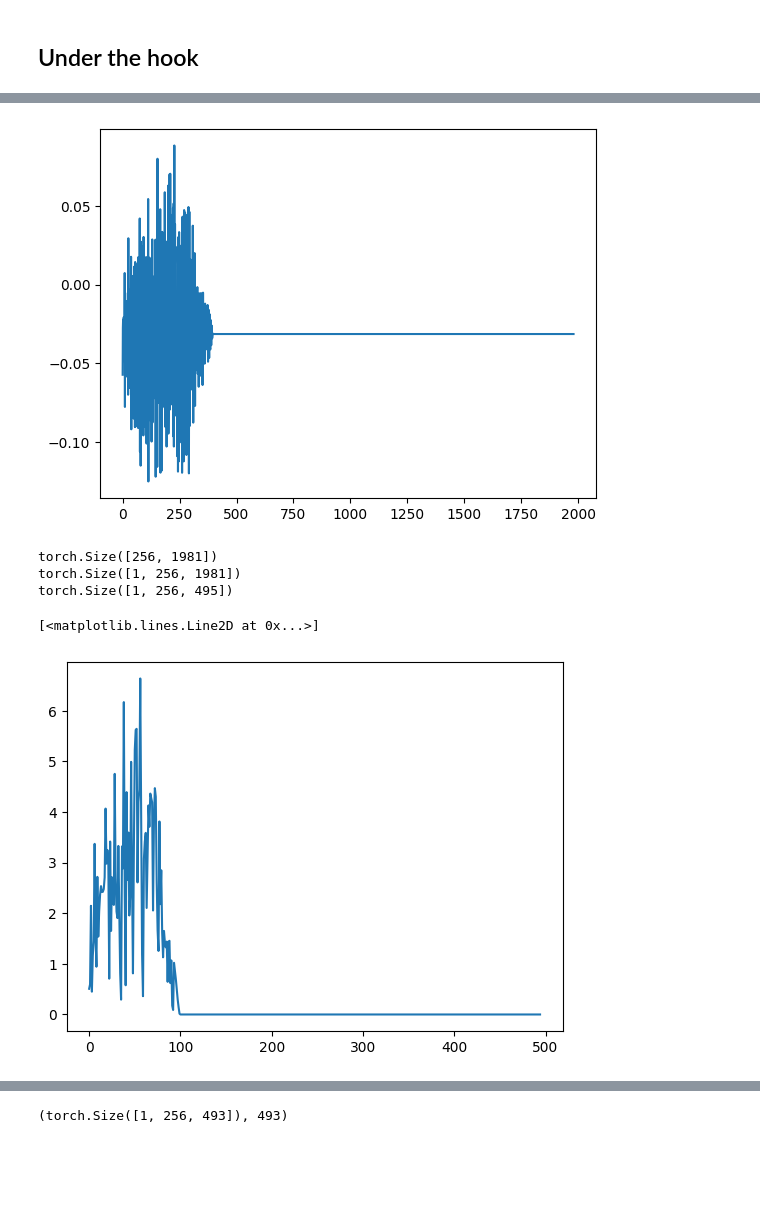
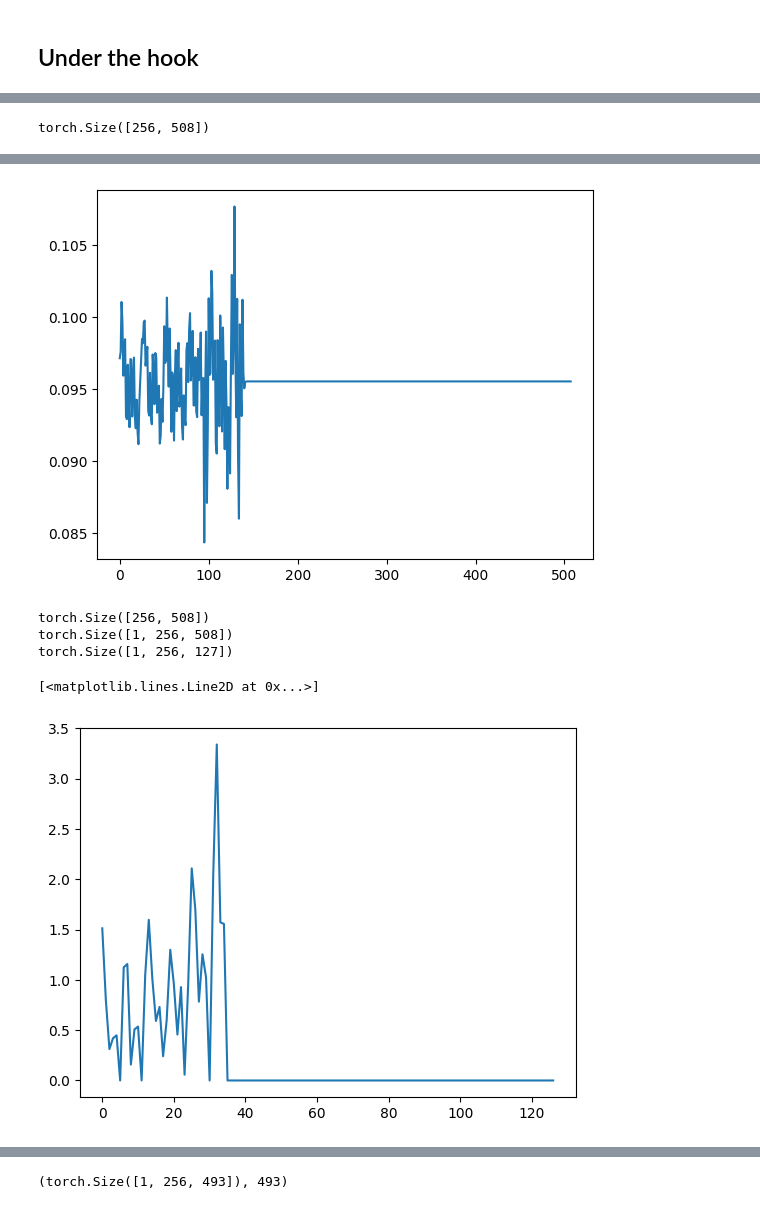
Before and after one commit to crazy-historian/runtime_speech_recognition, a Jupyter notebook: models/notebooks/m_model_under_the_hook.ipynb, the cells around one changed output, grey strips where cells are left out. Drawn from its saved outputs; the diff is of its cells as text; code cells hidden in the pictures; blank space fills up the shorter version.

```diff
--- a/models/notebooks/m_model_under_the_hook.ipynb
+++ b/models/notebooks/m_model_under_the_hook.ipynb
@@ -56,11 +56,13 @@ num_of_classes
 transform = T.Resample(orig_freq=timit_framerate, new_freq=8000)
 transform_cpu = T.Resample(orig_freq=timit_framerate, new_freq=8000)
 
-item = 1
+item = 6
 timit_waveform = timit_dataset_train[item].data
 print(timit_dataset_train[item].label)
 
-transformed = transform(timit_waveform)
+chunk_size = 1024
+
+transformed = transform(timit_waveform)[..., :chunk_size]
 display(Audio(transformed.numpy(), rate=8000))
 plt.plot(transformed.t().numpy());
 # %% [output]
@@ -145,17 +199,21 @@ torch.Size([1, 8000])
 # %%
+
+
 conv1 = nn.Conv1d(
     in_channels=1,
     out_channels=256,
-    kernel_size=80,
-    stride=4
+    kernel_size=10,
+    stride=2
 )
 
 out1 = conv1(transformed)
+print(out1.shape)
 plt.plot(out1[0].detach().t().numpy())
 display(Audio(out1.detach().numpy(), rate=8000))
 # %% [output]
+torch.Size([256, 508])
 [interactive output not drawn]
-[figure, old version]
+[figure, new version]
 # %%
 import torch.nn.functional as F
 print(out1.shape)
@@ -169,11 +227,11 @@ out2 = pool1(out2)
 print(out2.shape)
 plt.plot(out2[0][0].detach().t().numpy())
 # %% [output]
-torch.Size([256, 1981])
-torch.Size([1, 256, 1981])
-torch.Size([1, 256, 495])
+torch.Size([256, 508])
+torch.Size([1, 256, 508])
+torch.Size([1, 256, 127])
 [<matplotlib.lines.Line2D at 0x...>]
-[figure, old version]
+[figure, new version]
 # %%
 conv2 = nn.Conv1d(
     in_channels=256,
```
Also changed, not shown: parts of 5 cells of this notebook, 3 other files.
